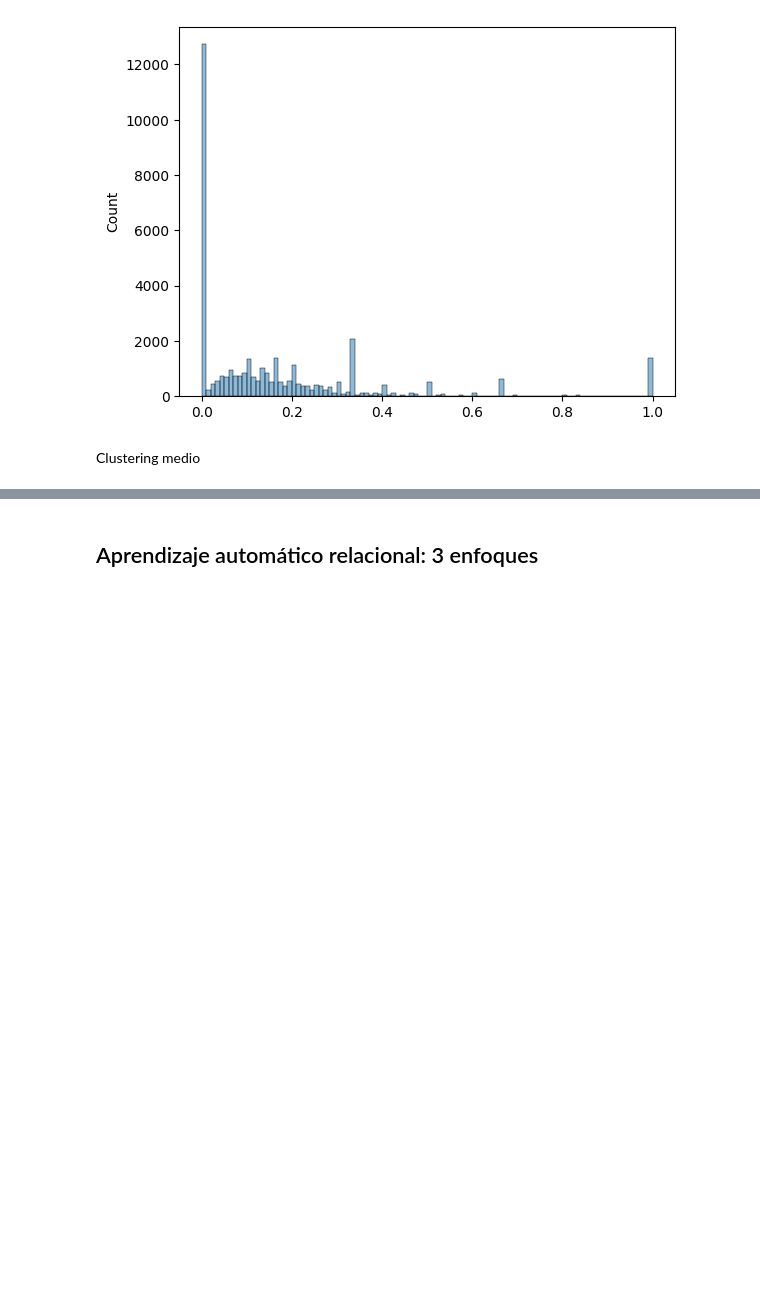
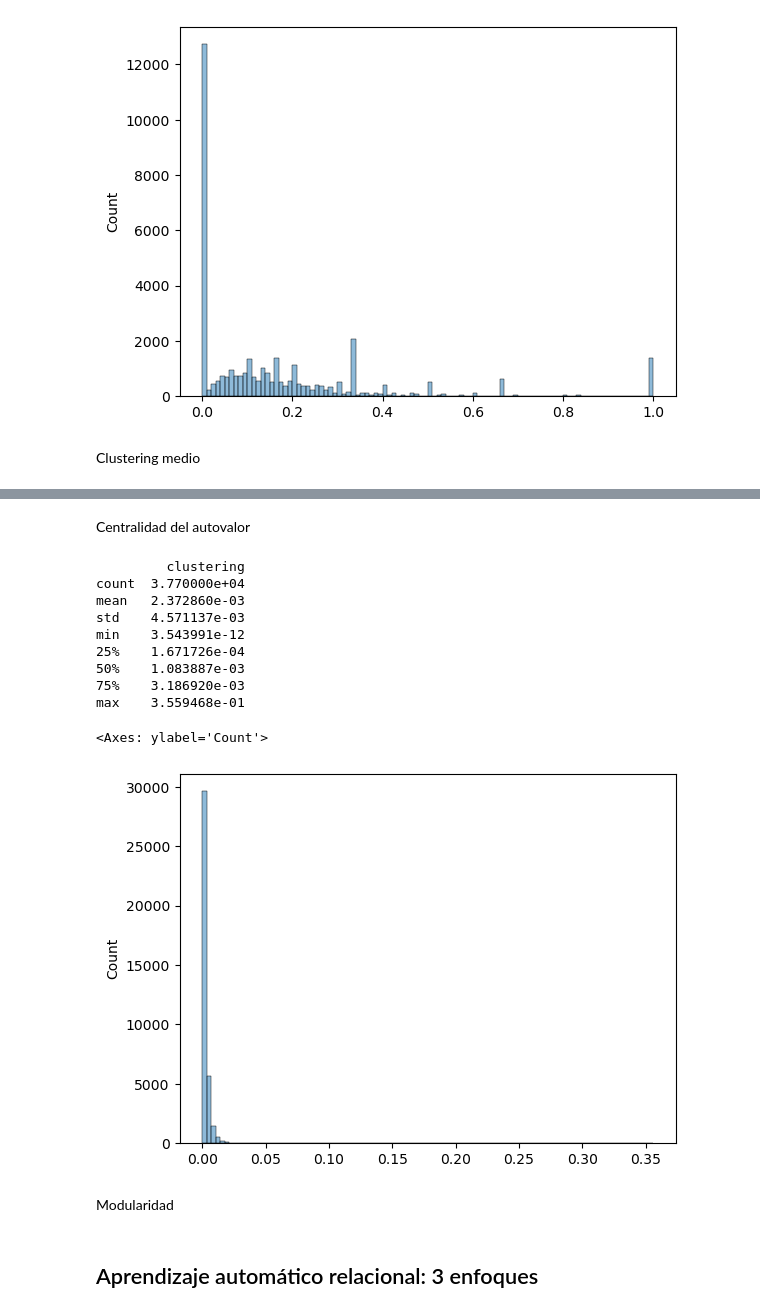
Before and after one commit to jbaezarh/Relational-ML, a Jupyter notebook: src/relationalML.ipynb, the cells around one changed output, grey strips where cells are left out. Saved outputs shown, nothing was run; the diff lists cells and outputs as text; code cells hidden in the pictures; blank space fills up the shorter version.

```diff
--- a/src/relationalML.ipynb
+++ b/src/relationalML.ipynb
@@ -100,0 +137,20 @@ nx.average_shortest_path_length(G)
+# %% [markdown]
+Centralidad del autovalor
+# %%
+pagerank = nx.eigenvector_centrality(G)
+print(pd.DataFrame.from_dict(pagerank,orient="index",columns=["clustering"]).describe())
+sns.histplot(pagerank.values(),bins=100,legend=False)
+# %% [output]
+         clustering
+count  3.770000e+04
+mean   2.372860e-03
+std    4.571137e-03
+min    3.543991e-12
+25%    1.671726e-04
+50%    1.083887e-03
+75%    3.186920e-03
+max    3.559468e-01
+<Axes: ylabel='Count'>
+[figure, added]
+# %% [markdown]
+Modularidad
```
Also changed, not shown: parts of 11 cells of this notebook, 3 other files.
